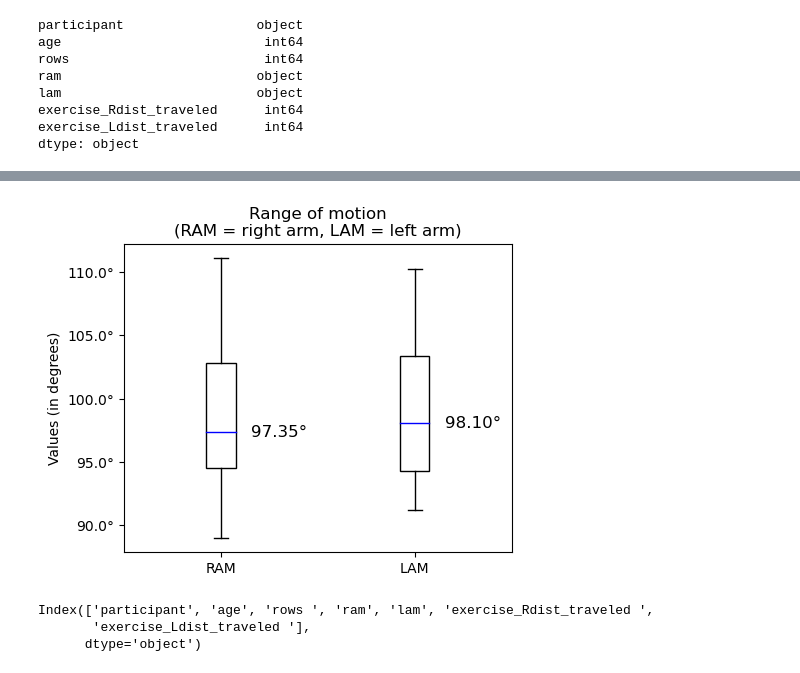
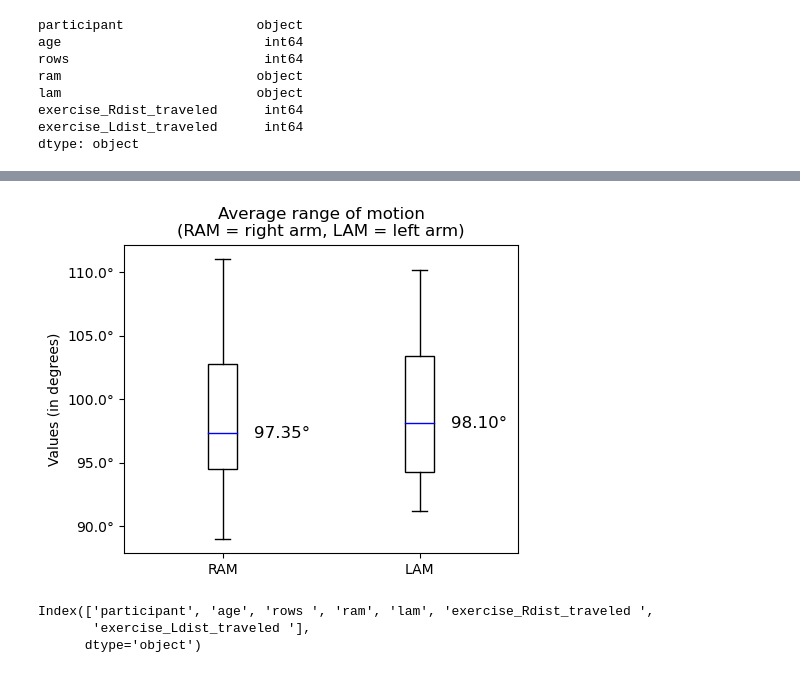
Before and after one commit to faufreiter/motion_capture, a Jupyter notebook: data/data_collection.ipynb, the cells around one changed output, grey strips where cells are left out. Saved outputs shown, nothing was run; the diff lists cells and outputs as text; code cells hidden in the pictures.

```diff
--- a/data/data_collection.ipynb
+++ b/data/data_collection.ipynb
@@ -59,33 +59,37 @@ plt.show()
 # %%
 # Assuming data_new is your DataFrame and it has the columns 'ram' and 'lam'
 # Calculate the medians
 median_ram = data_new['ram'].median()
 median_lam = data_new['lam'].median()
 
 # Creating the boxplot
 plt.figure(figsize=(5, 4))
 boxplots = plt.boxplot([data_new['ram'], data_new['lam']], labels=['RAM', 'LAM'], patch_artist=True)
 
 # Change the box color to transparent
 for box in boxplots['boxes']:
     box.set_facecolor('none')
 
 # Change the median line color to blue
 for median in boxplots['medians']:
     median.set_color('blue')
 
 plt.style.use('default')
-plt.title('Range of motion\n(RAM = right arm, LAM = left arm)')
+plt.title('Average range of motion\n(RAM = right arm, LAM = left arm)')
 plt.gca().set_yticklabels([f'{y}°' for y in plt.gca().get_yticks()])
 plt.ylabel('Values (in degrees)')
 
 # Annotate the medians on the plot
 plt.text(1 + 0.3, median_ram, f'{median_ram:.2f}°', verticalalignment='center', horizontalalignment='center', color='black', fontsize=12)
 plt.text(2 + 0.3, median_lam, f'{median_lam:.2f}°', verticalalignment='center', horizontalalignment='center', color='black', fontsize=12)
 
+plt.tight_layout()
+#plt.savefig('rangeofmotion_box.jpg', format='jpg', dpi=300)  # 'dpi' specifies the resolution
+#CHANGE NAME if new jpg
+
 plt.show()
 # %% [output]
-[figure, old version]
+[figure, new version]
 # %%
 print(project_data.columns)
 # %% [output]
```
Also changed, not shown: parts of 3 cells of this notebook, 3 other files.
